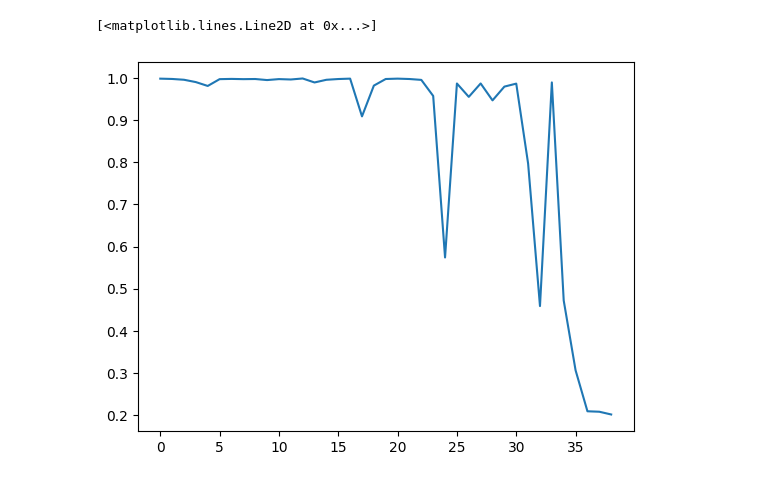
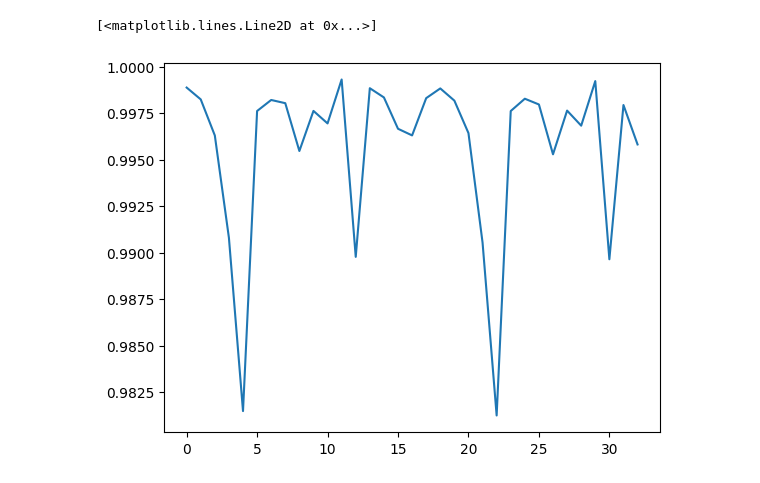
Before and after one commit to Crimson-Reason/Sumerian-Kings, a Jupyter notebook: sumerian-kings-monte-carlo-model.ipynb, the cells around one changed output. Drawn from its saved outputs; the diff is of its cells as text; code cells hidden in the pictures.

Commit message:
updates with corrected list of Kings of Kish

```diff
--- a/sumerian-kings-monte-carlo-model.ipynb
+++ b/sumerian-kings-monte-carlo-model.ipynb
@@ -7,6 +7,7 @@ from scipy.stats import truncnorm
 
 
 kish_kings = [
+    # Antediluvian (mythical) kings
     ("Jushur", 1200),
     ("Kullassina-bel", 960),
     ("Nangishlishma", 670),
@@ -14,38 +15,34 @@ kish_kings = [
     ("Babum", 300),
     ("Puannum", 840),
     ("Kalibum", 960),
-    ("Kalumum", 840),
     ("Zuqaqip", 900),
-    ("Atab (Aba)", 600),
+    ("Atab", 600),
     ("Mashda", 840),
     ("Arwium", 720),
-    ("Etana", 1500),
+    ("Etana", 1560),
     ("Balih", 400),
-    ("En-me-nuna", 660),
-    ("Melem-Kish", 900),
-    ("Barsal-nuna", 1200),
-    ("Zamug", 140),
-    ("Tizqar", 305),
-    ("Ilku", 900),
-    ("Iltasadum", 1200),
-    ("Enmebaragesi", 900),
-    ("Aga of Kish", 625),
-    ("Susuda", 201),
-    ("Dadasig", 81),
-    ("Mamagal", 360),
-    ("Kalbum", 195),
-    ("Tuge", 360),
-    ("Men-nuna", 180),
-    ("Enbi-Ištar", 290),
-    ("Lugalngu", 360),
-    ("Kug-Bau (female)", 100),
-    ("Puzur-Suen", 25),
-    ("Ur-Zababa", 400),
-    ("Zimudar", 30),
-    ("Usi-watar", 7),
-    ("Eshtar-muti", 11),
-    ("Ishme-Shamash", 11),
-    ("Nanniya", 7),
+    ("En-men-lu-ana", 1200),
+    ("Dumuzid, the Shepherd", 1000),
+    ("Ensipazi-anna", 700),
+    ("Enmengal-ana", 670),
+    ("Dumuzid, the Fisherman", 1000),
+
+    # Postdiluvian (legendary and early historical) kings
+    ("Jushur", 1200),
+    ("Kullassina-bel", 960),
+    ("Nangishlishma", 670),
+    ("En-tarah-ana", 420),
+    ("Babum", 300),
+    ("Puannum", 840),
+    ("Kalibum", 960),
+    ("Zuqaqip", 900),
+    ("Atab", 600),
+    ("Mashda", 840),
+    ("Arwium", 720),
+    ("Etana", 1560),
+    ("Balih", 400),
+    ("En-me-barage-si", 900),
+    ("Aga", 625)
 ]
 
 # Useful derived structures
@@ -71,7 +68,7 @@ for x_t in reigns:
 # Compute mean and percentiles
 b_mean = np.array([np.mean(b) if len(b) > 0 else np.nan for b in b_samples_all])
 b_lower = np.array([np.percentile(b, 5) if len(b) > 0 else np.nan for b in b_samples_all])
-b_upper = np.array([np.percentile(a, 95) if len(a) > 0 else np.nan for a in a_samples_all])
+b_upper = np.array([np.percentile(a, 95) if len(a) > 0 else np.nan for a in b_samples_all])
 
 y_mean = np.array([np.mean(y) if len(y) > 0 else np.nan for y in y_samples_all])
 y_lower = np.array([np.percentile(y, 5) if len(y) > 0 else np.nan for y in y_samples_all])
@@ -120,3 +117,3 @@ Distance    20369.931224
 dtype: float64
 [<matplotlib.lines.Line2D at 0x...>]
-[figure, old version]
+[figure, new version]
```
Also changed, not shown: parts of 1 cell of this notebook, 8 other files.
